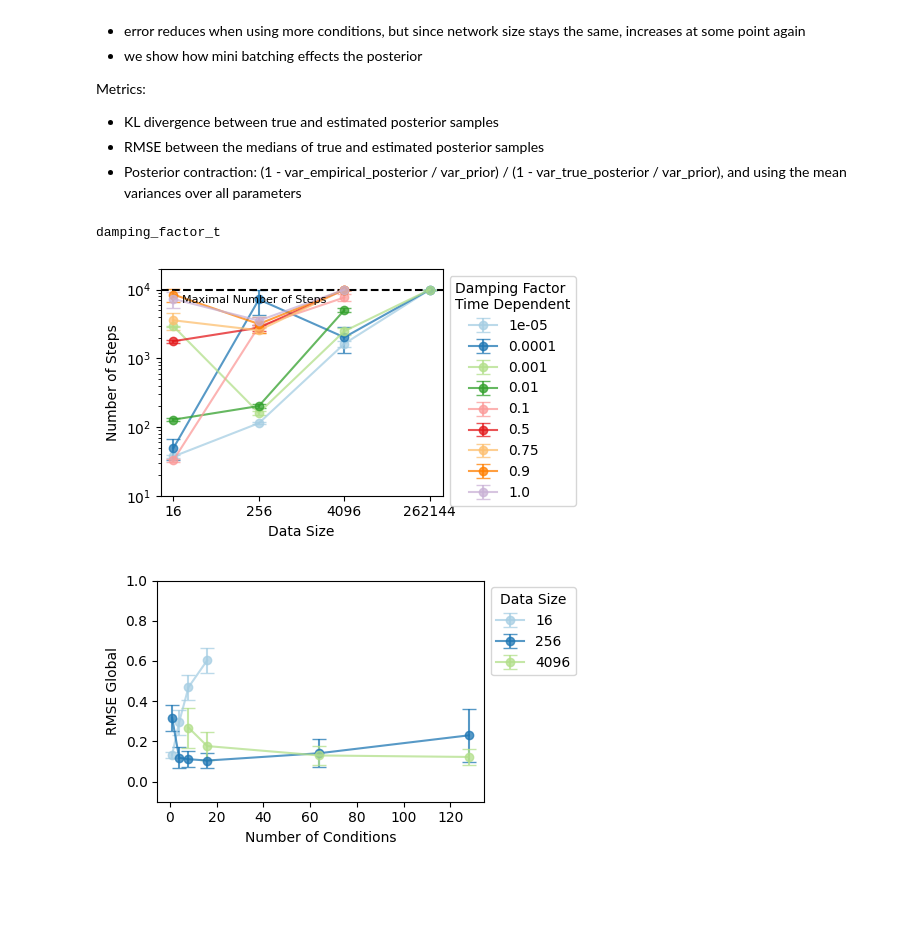
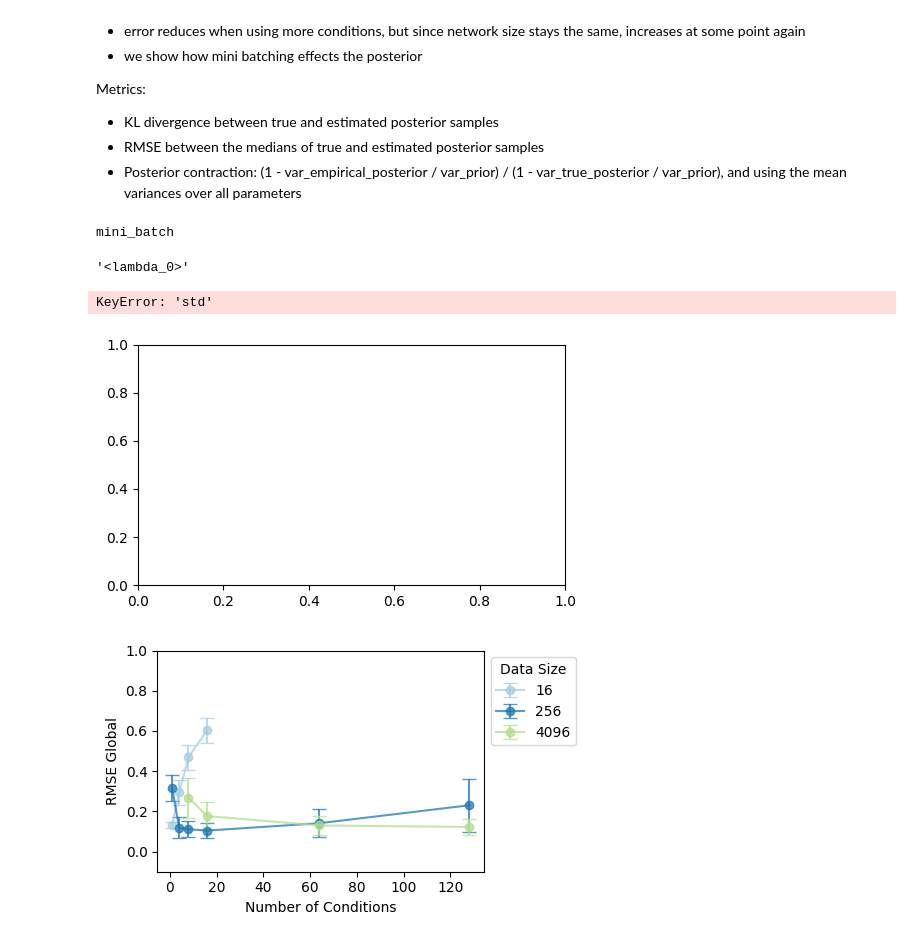
Before and after one commit to bayesflow-org/hierarchical-abi, a Jupyter notebook: visualize results.ipynb, the cells around one changed output. Cells and saved outputs as stored; diff of their text form; code cells hidden in the pictures; blank space fills up the shorter version.

```diff
--- a/visualize results.ipynb
+++ b/visualize results.ipynb
@@ -18,8 +18,8 @@ Metrics:
 - Posterior contraction: (1 - var_empirical_posterior / var_prior) / (1 - var_true_posterior / var_prior), and using the mean variances over all parameters
 # %%
 # load results
-problem_id = 1
-var_index = 2
+problem_id = 0
+var_index = 0
 
 if problem_id == 0:
     score_model_names = lambda m_id, n_obs: f'gaussian_flat{m_id}_{n_obs}score_model_v_variance_preserving_cosine_likelihood_weighting'
@@ -127,10 +127,18 @@ experiment_names = {
     'mini_batch': 'Mini Batch Size'
 }
 # %% [output]
-damping_factor_t
+mini_batch
+# %%
+mad = lambda x: np.median(np.abs(x - np.median(x)))
+# %%
+mad_name grouped_bar.columns[-1]
+# %% [output]
+'<lambda_0>'
 # %%
 # Group by both second_variable_of_interest and variable_of_interest to compute mean and standard deviation of n_steps.
-grouped_bar = df_results.groupby([second_variable_of_interest, variable_of_interest])['n_steps'].agg(['mean','std']).reset_index()
+grouped_bar = df_results.groupby([second_variable_of_interest, variable_of_interest])['n_steps'].agg(
+    ['median',  mad]
+).reset_index()
 
 # Determine unique second_variable_of_interest and variable_of_interest values.
 second_variable_of_interest_values = sorted(grouped_bar[second_variable_of_interest].unique())
@@ -147,35 +155,36 @@ for i, mb in enumerate(variable_batch_values):
     subset = grouped_bar[grouped_bar[variable_of_interest] == mb]
     means = []
     stds = []
     for ds in second_variable_of_interest_values:
         row = subset[subset[second_variable_of_interest] == ds]
         if not row.empty:
-            means.append(row['mean'].values[0])
+            means.append(row['median'].values[0])  # todo: median and mad
             stds.append(row['std'].values[0])
         else:
             means.append(np.nan)
             stds.append(0)
 
     # Use 'o-' for markers connected by lines.
     ax.errorbar(x, means, yerr=stds, fmt='o-', capsize=5, label=f'{mb}', alpha=0.75, color=colors[i])
 
 ax.axhline(max_steps, color='k', linestyle='--')
 ax.text(0.1, max_steps-3500, f"Maximal Number of Steps", fontsize=8, color='k')
 
 # Center the x-axis ticks and label them.
 ax.set_xticks(x)
 ax.set_xticklabels(second_variable_of_interest_values)
 ax.set_xlabel(experiment_names[second_variable_of_interest])
 ax.set_ylabel('Number of Steps')
 #ax.set_title(f'Number of Steps by {experiment_names[second_variable_of_interest]} and {experiment_names[variable_of_interest]}')
 ax.set_yscale('log')
 ax.set_ylim(10, max_steps*2)
 ax.legend(title=experiment_names[variable_of_interest], loc='upper left', bbox_to_anchor=(1, 1))
 
 plt.savefig(f'plots/{score_model_name}/{variable_of_interest}_n_steps.png', bbox_inches='tight')
 plt.show()
 # %% [output]
+KeyError: 'std'
-[figure, old version]
+[figure, new version]
 # %%
 if variable_batch_values == 'mini_batch_size':
     # ------------------------------
```
Also changed, not shown: 7 other files.
